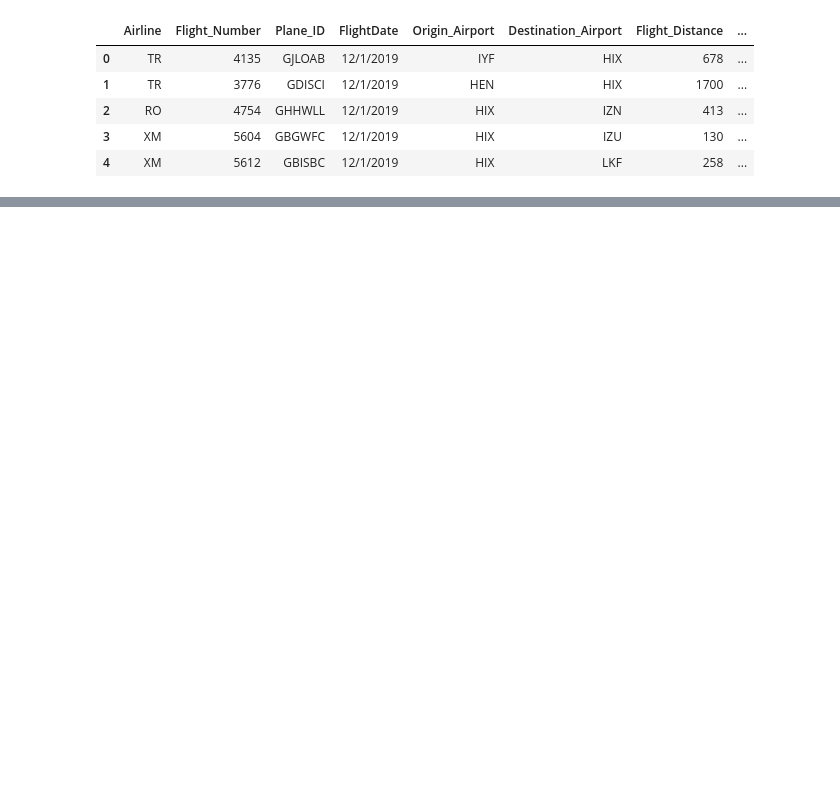
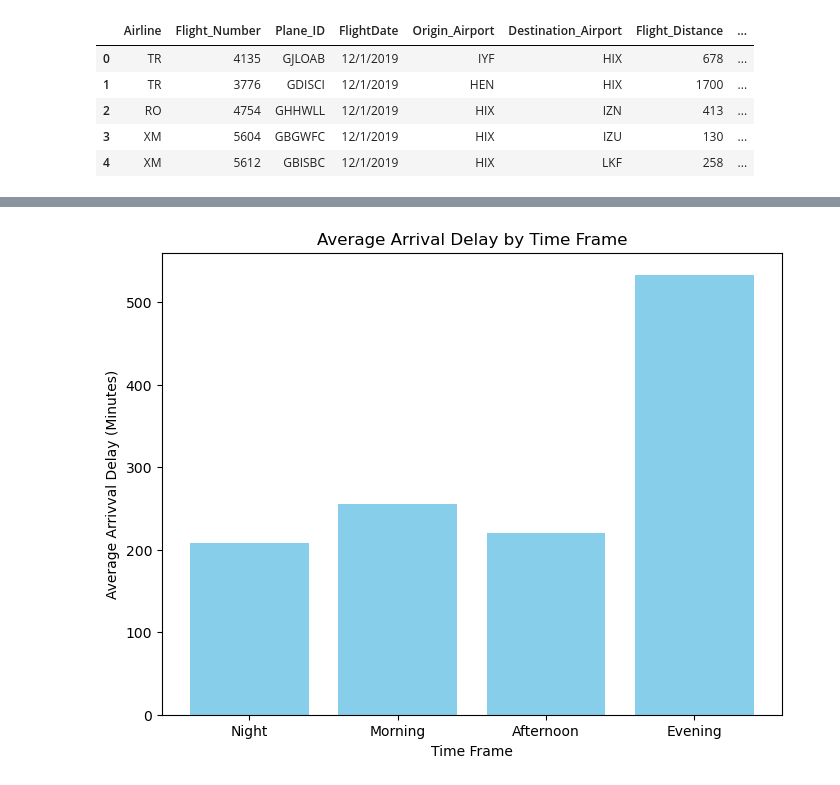
Before and after one commit to AnthonyNoreska/flight-delay-analysis, a Jupyter notebook: Flight-Analysis.ipynb, the cells around one changed output, grey strips where cells are left out. Cells and saved outputs as stored; diff of their text form; code cells hidden in the pictures; blank space fills up the shorter version.

```diff
--- a/Flight-Analysis.ipynb
+++ b/Flight-Analysis.ipynb
@@ -24,0 +112,14 @@ flight_data_df.head()
+# %%
+# Create a bar chart
+plt.figure(figsize=(8, 6))  # Set the figure size
+avg_delay = plt.bar(average_ariv_delay_by_timeframe.index, average_ariv_delay_by_timeframe, color='skyblue')  # Create the bar chart
+
+# Add labels and a title
+plt.xlabel("Time Frame")
+plt.ylabel("Average Arrivval Delay (Minutes)")
+plt.title("Average Arrival Delay by Time Frame")
+
+# Show the plot
+plt.show()
+# %% [output]
+[figure, added]
```
Also changed, not shown: parts of 11 cells of this notebook.
